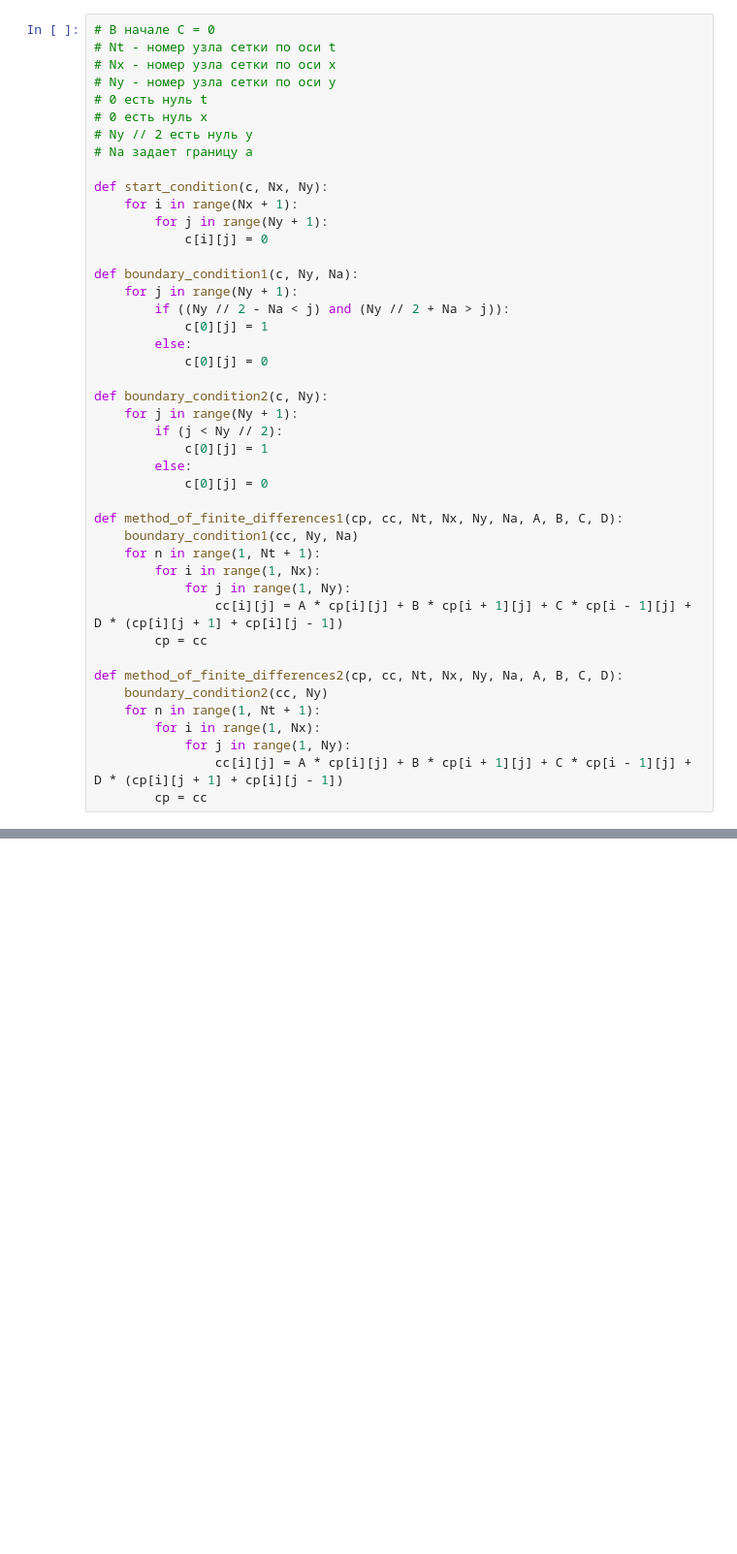
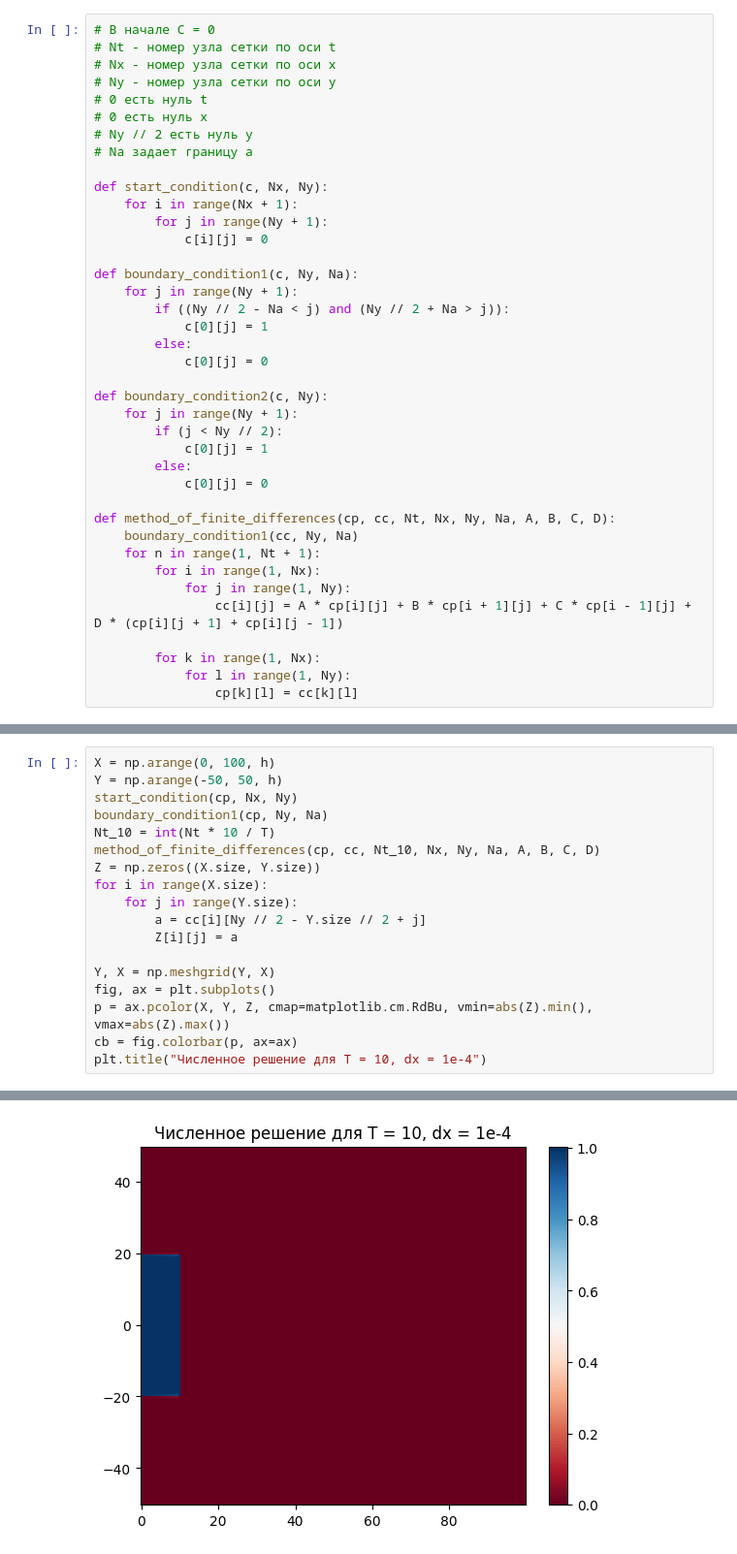
Before and after one commit to sardaryandavid/numeric_calculation, a Jupyter notebook: Project/method_of_finite_differences.ipynb, the cells around one changed output, grey strips where cells are left out. Shown: that part at 97% size. Saved outputs shown, nothing was run; the diff lists cells and outputs as text; blank space fills up the shorter version.

```diff
--- a/Project/method_of_finite_differences.ipynb
+++ b/Project/method_of_finite_differences.ipynb
@@ -71,18 +70,13 @@ def boundary_condition2(c, Ny):
         else:
             c[0][j] = 0
 
-def method_of_finite_differences1(cp, cc, Nt, Nx, Ny, Na, A, B, C, D):
+def method_of_finite_differences(cp, cc, Nt, Nx, Ny, Na, A, B, C, D):
     boundary_condition1(cc, Ny, Na)
     for n in range(1, Nt + 1):
         for i in range(1, Nx):
             for j in range(1, Ny):
                 cc[i][j] = A * cp[i][j] + B * cp[i + 1][j] + C * cp[i - 1][j] + D * (cp[i][j + 1] + cp[i][j - 1])
-        cp = cc
 
-def method_of_finite_differences2(cp, cc, Nt, Nx, Ny, Na, A, B, C, D):
-    boundary_condition2(cc, Ny)
-    for n in range(1, Nt + 1):
-        for i in range(1, Nx):
-            for j in range(1, Ny):
-                cc[i][j] = A * cp[i][j] + B * cp[i + 1][j] + C * cp[i - 1][j] + D * (cp[i][j + 1] + cp[i][j - 1])
-        cp = cc
+        for k in range(1, Nx):
+            for l in range(1, Ny):
+                cp[k][l] = cc[k][l]
@@ -129,0 +125,19 @@ plt.show()
+# %%
+X = np.arange(0, 100, h)
+Y = np.arange(-50, 50, h)
+start_condition(cp, Nx, Ny)
+boundary_condition1(cp, Ny, Na)
+Nt_10 = int(Nt * 10 / T)
+method_of_finite_differences(cp, cc, Nt_10, Nx, Ny, Na, A, B, C, D)
+Z = np.zeros((X.size, Y.size))
+for i in range(X.size):
+    for j in range(Y.size):
+        a = cc[i][Ny // 2 - Y.size // 2 + j]
+        Z[i][j] = a
+
+Y, X = np.meshgrid(Y, X)
+fig, ax = plt.subplots()
+p = ax.pcolor(X, Y, Z, cmap=matplotlib.cm.RdBu, vmin=abs(Z).min(), vmax=abs(Z).max())
+cb = fig.colorbar(p, ax=ax)
+plt.title("Численное решение для T = 10, dx = 1e-4")
+# %% [output]
@@ -129,0 +145 @@ plt.show()
+[figure, added]
```
Also changed, not shown: parts of 39 cells of this notebook.
